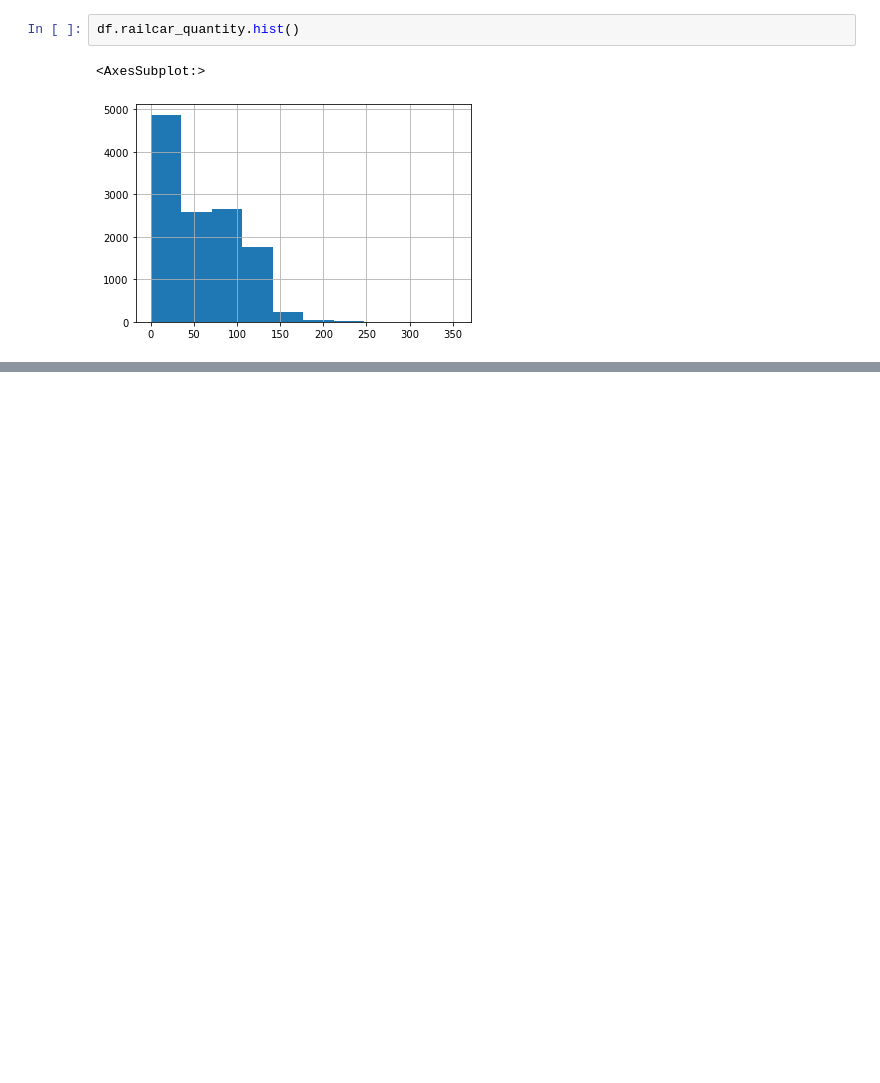
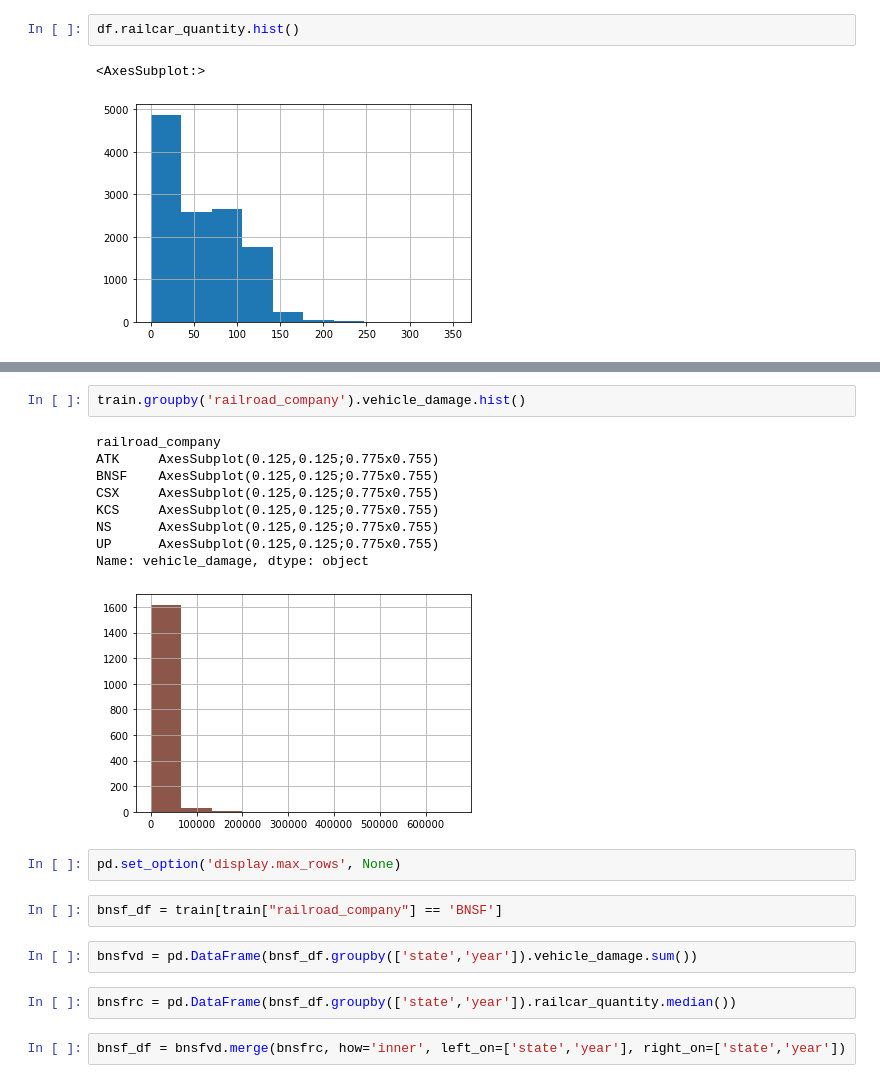
Before and after one commit to OTR-Capstone/Off_The_Rails, a Jupyter notebook: david_folder/explore_hwy_sandbox.ipynb, the cells around one changed output, grey strips where cells are left out. Drawn from its saved outputs; the diff is of its cells as text; blank space fills up the shorter version.

```diff
--- a/david_folder/explore_hwy_sandbox.ipynb
+++ b/david_folder/explore_hwy_sandbox.ipynb
@@ -762,0 +827,22 @@ df.groupby('railroad_company').view_obstruction.value_counts()
+# %%
+train.groupby('railroad_company').vehicle_damage.hist()
+# %% [output]
+railroad_company
+ATK     AxesSubplot(0.125,0.125;0.775x0.755)
+BNSF    AxesSubplot(0.125,0.125;0.775x0.755)
+CSX     AxesSubplot(0.125,0.125;0.775x0.755)
+KCS     AxesSubplot(0.125,0.125;0.775x0.755)
+NS      AxesSubplot(0.125,0.125;0.775x0.755)
+UP      AxesSubplot(0.125,0.125;0.775x0.755)
+Name: vehicle_damage, dtype: object
+[figure, added]
+# %%
+pd.set_option('display.max_rows', None)
+# %%
+bnsf_df = train[train["railroad_company"] == 'BNSF']
+# %%
+bnsfvd = pd.DataFrame(bnsf_df.groupby(['state','year']).vehicle_damage.sum())
+# %%
+bnsfrc = pd.DataFrame(bnsf_df.groupby(['state','year']).railcar_quantity.median())
+# %%
+bnsf_df = bnsfvd.merge(bnsfrc, how='inner', left_on=['state','year'], right_on=['state','year'])
```
Also changed, not shown: parts of 9 cells of this notebook, 1 other file.
